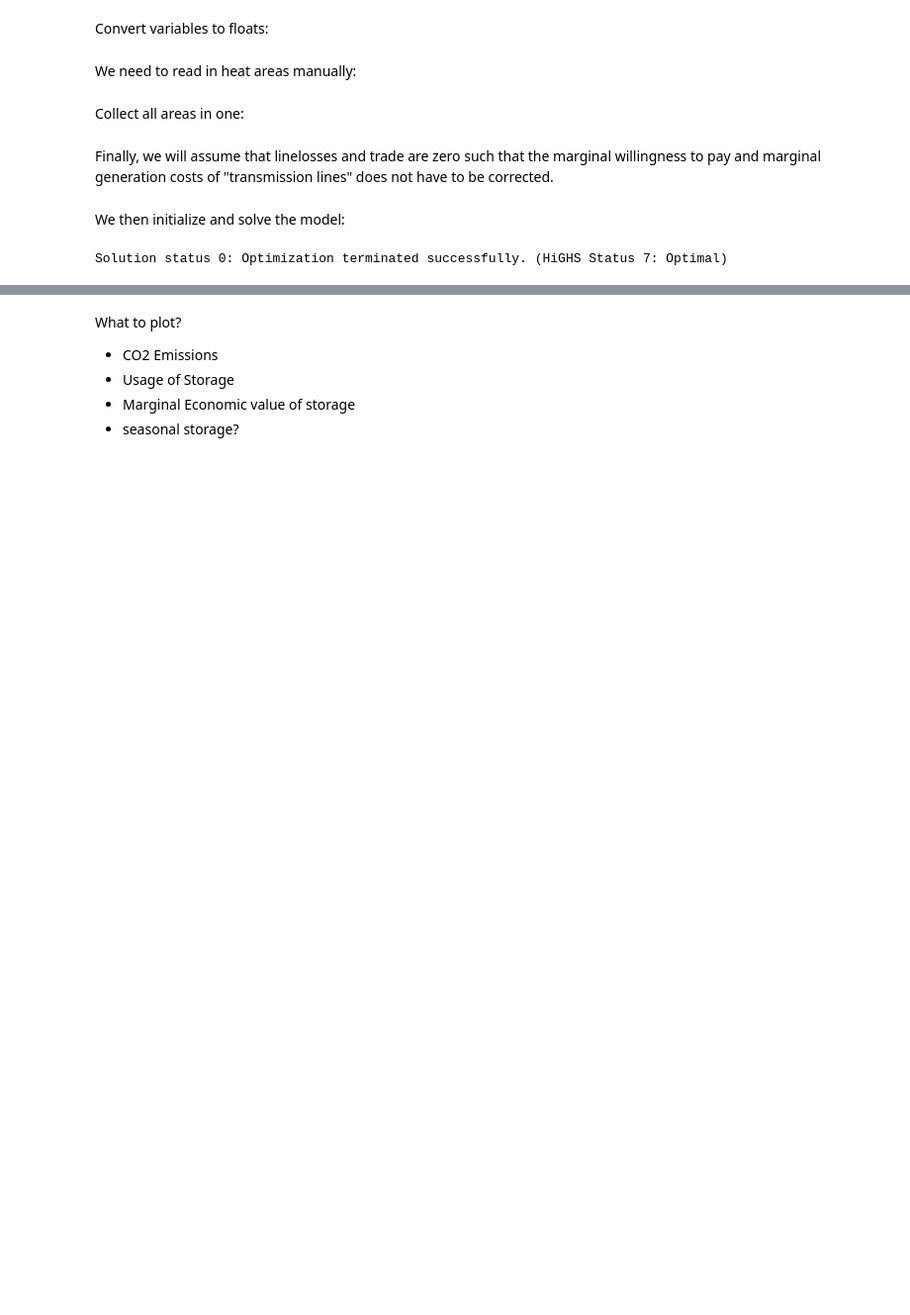
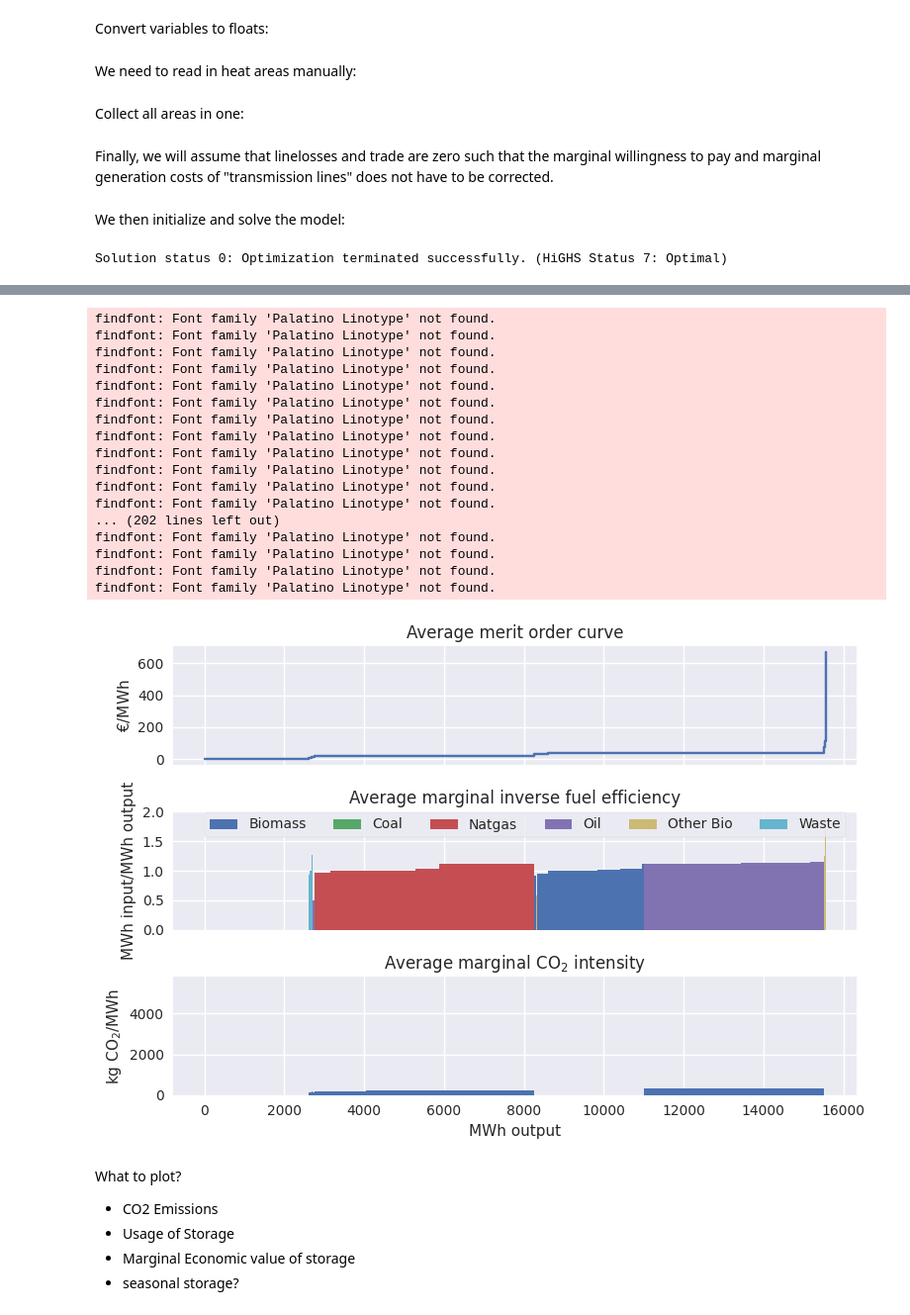
Before and after one commit to marcherger/EnergyEconGroupWork, a Jupyter notebook: Analysis_mBasicPH_storage.ipynb, the cells around one changed output, grey strips where cells are left out. Shown at 99% size. Drawn from its saved outputs; the diff is of its cells as text; code cells hidden in the pictures; blank space fills up the shorter version.

```diff
--- a/Analysis_mBasicPH_storage.ipynb
+++ b/Analysis_mBasicPH_storage.ipynb
@@ -63,3 +98,81 @@ result_df.to_excel(os.path.join(d['curr'], 'solutions.xlsx'), index=False, engin
+# %%
+base_db = m.db.copy()
+
+agg_BFt = {
+    'Fueloil':'Oil','Gasoil':'Oil',
+    'Straw':'Biomass','WoodPellets':'Biomass','WoodChips':'Biomass','WoodWaste':'Biomass',
+    'Biogas':'Other Bio','BioOil':'Other Bio',
+    'Coal':'Coal',
+    'NatGas':'Natural gas',
+    'Waste':'Waste'
+}
+
+#%%capture
+# Settings
+ϵ=np.finfo(float).eps*1e10
+lower_point=0
+upper_point=m.db['MWP_H']*1.1
+
+# Make dataframe
+df_fuelineff = m.db['FuelMix'].rename(agg_BFt,level='BFt').groupby(['id','BFt']).sum().unstack('BFt').rename_axis(None,axis=1)
+df = pd.concat(
+    [m.hourlyGeneratingCap_H.groupby('id').agg('mean').rename('q').astype(float),m.db['mc'].rename('p').astype(float)]+
+    [df_fuelineff]+
+    [plantEmissionIntensity(m.db).xs('CO2',level='EmissionType').rename('m').mul(1000)]
+    ,axis=1
+).fillna(0)
+
+# Sort and aggregate
+df = df.sort_values(['p'])
+df['q_cs'] = df['q'].transform('cumsum')
+
+# Add upper points for step plotting
+df_up = df.copy()
+df_up['q_cs'] = df_up['q_cs']+ϵ
+df_up['p'] = df_up['p'].shift(-1).fillna(upper_point)
+df_up[df_fuelineff.columns.values] = df_up[df_fuelineff.columns.values].shift(-1)
+df_up['m'] = df_up['m'].shift(-1)
+df = pd.concat([df,df_up],axis=0).sort_values(['p','q_cs'])
+df['q_diff'] = df['q_cs'].diff().div(2)
+df['q_mean'] = df['q_cs']-df['q_diff']
+
+# Now plot
+fig, ax = plt.subplots(ncols=1,nrows=3,sharex=True,sharey=False)
+
+# Merit order cuve:
+df.set_index(['q_cs'])['p'].plot(ax=ax[0],ylabel=r'$€/$MWh',title='Average merit order curve')
+for i in adj.rc_pd(m.db['id'],getTechs(['Standard'],m.db)):
+    df_tmp = df.loc[i].copy()
+    ax[0].text(x=df_tmp.iloc[0]['q_mean'],y=df_tmp.iloc[0]['p']-1,s=i,ha='center',va='top')
+
+# Marginal fuel inefficiency
+df.set_index(['q_cs'])[df_fuelineff.columns].plot(kind='area',linewidth=0,ax=ax[1],legend=False,stacked=True,ylabel='MWh input/MWh output',title='Average marginal inverse fuel efficiency')
+ax[1].set_ylim(top=2)
+fig.legend(handles=ax[1].get_legend_handles_labels()[0],loc='upper center', ncol=len(df_fuelineff.columns), frameon=True, bbox_to_anchor=(0.55,0.64))
+
+# Marginal emission coefficient
+df.set_index(['q_cs'])['m'].plot(kind='area',linewidth=0,ax=ax[2],legend=False,xlabel='MWh output',ylabel=r'kg CO$_2/$MWh',title=r'Average marginal CO$_2$ intensity')
+
+fig.tight_layout()
+# %% [output]
+findfont: Font family 'Palatino Linotype' not found.
+findfont: Font family 'Palatino Linotype' not found.
+findfont: Font family 'Palatino Linotype' not found.
+findfont: Font family 'Palatino Linotype' not found.
+findfont: Font family 'Palatino Linotype' not found.
+findfont: Font family 'Palatino Linotype' not found.
+findfont: Font family 'Palatino Linotype' not found.
+findfont: Font family 'Palatino Linotype' not found.
+findfont: Font family 'Palatino Linotype' not found.
+findfont: Font family 'Palatino Linotype' not found.
+findfont: Font family 'Palatino Linotype' not found.
+findfont: Font family 'Palatino Linotype' not found.
+... (202 lines left out)
+findfont: Font family 'Palatino Linotype' not found.
+findfont: Font family 'Palatino Linotype' not found.
+findfont: Font family 'Palatino Linotype' not found.
+findfont: Font family 'Palatino Linotype' not found.
+[figure, added]
 # %% [markdown]
 What to plot?
 
```
Also changed, not shown: parts of 4 cells of this notebook, 8 other files.
